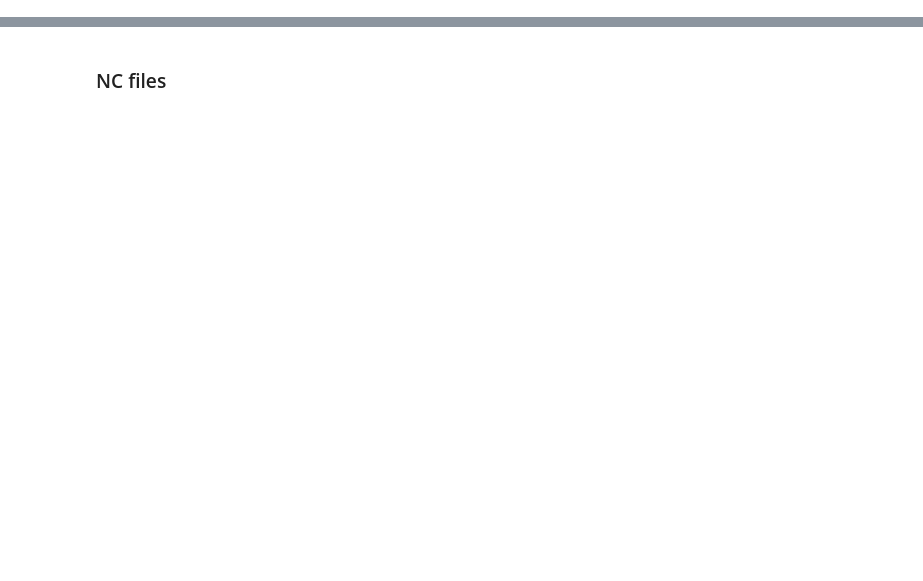
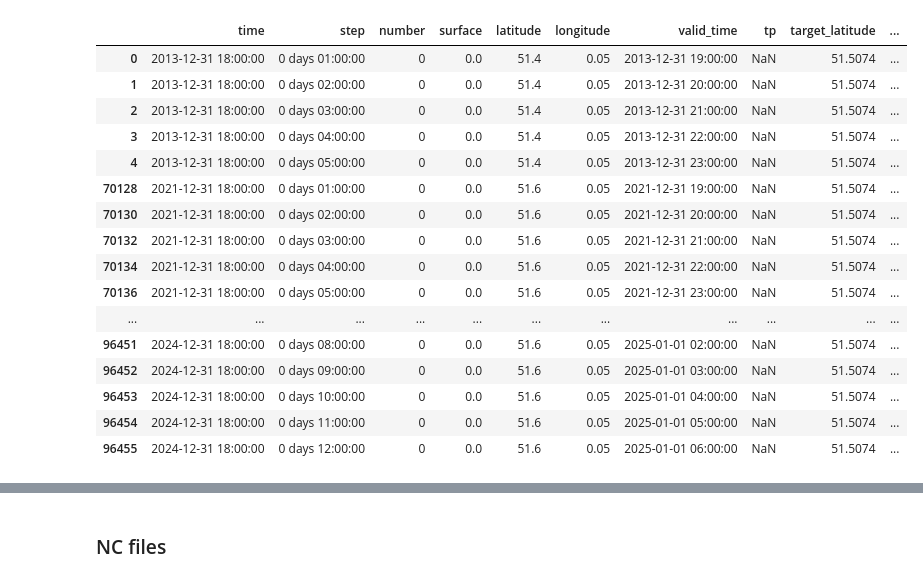
Before and after one commit to pacoraggio/London-Rainfall, a Jupyter notebook: ERA5_data_transformation.ipynb, the cells around one changed output, grey strips where cells are left out. Drawn from its saved outputs; the diff is of its cells as text; code cells hidden in the pictures; blank space fills up the shorter version.

Commit message:
GRIB to csv function update

```diff
--- a/ERA5_data_transformation.ipynb
+++ b/ERA5_data_transformation.ipynb
@@ -22,0 +350,37 @@ East:   0.1
+# %%
+# Process the file
+# Bari 41.14043890868558, 16.86619063277282
+# Lecce 40.35654102220363, 18.17311913754415
+# London 51.5074, -0.1278
+
+
+file_path = './data/ERA5/data_london_2mt_2005_2010.grib'
+output_path = './output/'
+city_name = 'london'
+city_lat = 51.5074  # London latitude
+city_lon = -0.1278  # London longitude
+
+df_test= process_grib_file(grib_file_path = file_path,
+                            output_csv_path=output_path,
+                            city_name=city_name,
+                            city_lat=city_lat,
+                            city_lon=city_lon)
+# %%
+input_path = './data/ERA5/'
+file_names = ['london_tp_2014_2021.grib','london_tp_2022_2024.grib']
+
+for file_name in file_names:
+    print(input_path + file_name)
+
+df_data = []
+for file_name in file_names:
+    df = process_grib_file(grib_file_path=input_path + file_name,
+                           output_csv_path=output_path,
+                           city_name=city_name,
+                           city_lat=city_lat,
+                           city_lon=city_lon)
+    print(df.shape)
+    df_data.append(df)
+# Concatenate all DataFrames
+df_combined = pd.concat(df_data, ignore_index=True)
+print(df_combined.shape)
@@ -22,0 +405,23 @@ East:   0.1
+# %%
+df_combined.sort_values(by='valid_time', inplace=True)
+df_combined.reset_index(drop=True, inplace=True)
+# %%
+df_combined[df_combined.tp.isna()]
+# %% [output]
+|  | time | step | number | surface | latitude | longitude | valid_time | tp | target_latitude | ... |
+| 0 | 2013-12-31 18:00:00 | 0 days 01:00:00 | 0 | 0.0 | 51.4 | 0.05 | 2013-12-31 19:00:00 | NaN | 51.5074 | ... |
+| 1 | 2013-12-31 18:00:00 | 0 days 02:00:00 | 0 | 0.0 | 51.4 | 0.05 | 2013-12-31 20:00:00 | NaN | 51.5074 | ... |
+| 2 | 2013-12-31 18:00:00 | 0 days 03:00:00 | 0 | 0.0 | 51.4 | 0.05 | 2013-12-31 21:00:00 | NaN | 51.5074 | ... |
+| 3 | 2013-12-31 18:00:00 | 0 days 04:00:00 | 0 | 0.0 | 51.4 | 0.05 | 2013-12-31 22:00:00 | NaN | 51.5074 | ... |
+| 4 | 2013-12-31 18:00:00 | 0 days 05:00:00 | 0 | 0.0 | 51.4 | 0.05 | 2013-12-31 23:00:00 | NaN | 51.5074 | ... |
+| 70128 | 2021-12-31 18:00:00 | 0 days 01:00:00 | 0 | 0.0 | 51.6 | 0.05 | 2021-12-31 19:00:00 | NaN | 51.5074 | ... |
+| 70130 | 2021-12-31 18:00:00 | 0 days 02:00:00 | 0 | 0.0 | 51.6 | 0.05 | 2021-12-31 20:00:00 | NaN | 51.5074 | ... |
+| 70132 | 2021-12-31 18:00:00 | 0 days 03:00:00 | 0 | 0.0 | 51.6 | 0.05 | 2021-12-31 21:00:00 | NaN | 51.5074 | ... |
+| 70134 | 2021-12-31 18:00:00 | 0 days 04:00:00 | 0 | 0.0 | 51.6 | 0.05 | 2021-12-31 22:00:00 | NaN | 51.5074 | ... |
+| 70136 | 2021-12-31 18:00:00 | 0 days 05:00:00 | 0 | 0.0 | 51.6 | 0.05 | 2021-12-31 23:00:00 | NaN | 51.5074 | ... |
+| ... | ... | ... | ... | ... | ... | ... | ... | ... | ... | ... |
+| 96451 | 2024-12-31 18:00:00 | 0 days 08:00:00 | 0 | 0.0 | 51.6 | 0.05 | 2025-01-01 02:00:00 | NaN | 51.5074 | ... |
+| 96452 | 2024-12-31 18:00:00 | 0 days 09:00:00 | 0 | 0.0 | 51.6 | 0.05 | 2025-01-01 03:00:00 | NaN | 51.5074 | ... |
+| 96453 | 2024-12-31 18:00:00 | 0 days 10:00:00 | 0 | 0.0 | 51.6 | 0.05 | 2025-01-01 04:00:00 | NaN | 51.5074 | ... |
+| 96454 | 2024-12-31 18:00:00 | 0 days 11:00:00 | 0 | 0.0 | 51.6 | 0.05 | 2025-01-01 05:00:00 | NaN | 51.5074 | ... |
+| 96455 | 2024-12-31 18:00:00 | 0 days 12:00:00 | 0 | 0.0 | 51.6 | 0.05 | 2025-01-01 06:00:00 | NaN | 51.5074 | ... |
```
Also changed, not shown: parts of 41 cells of this notebook.
